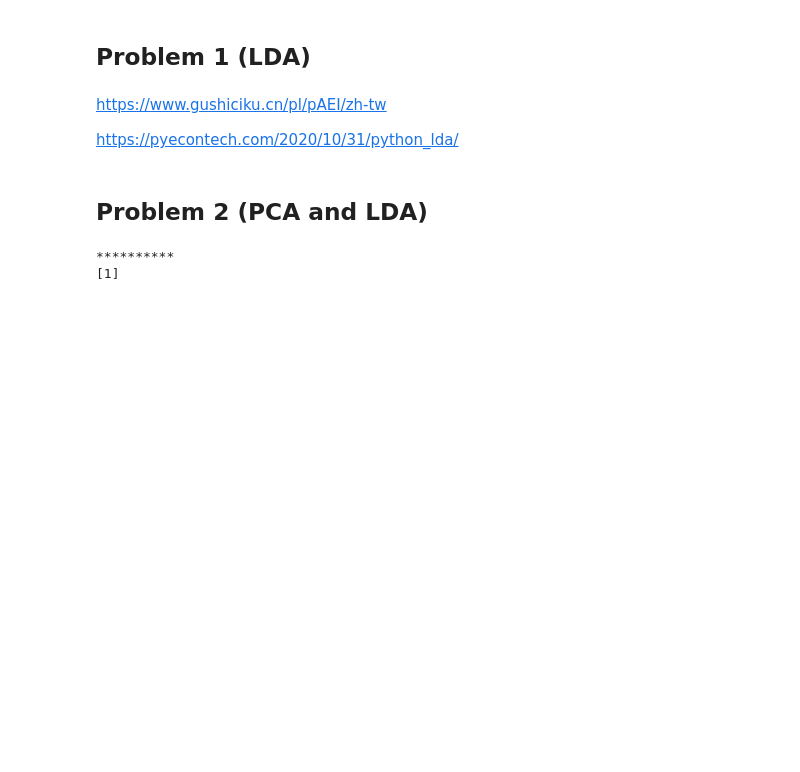
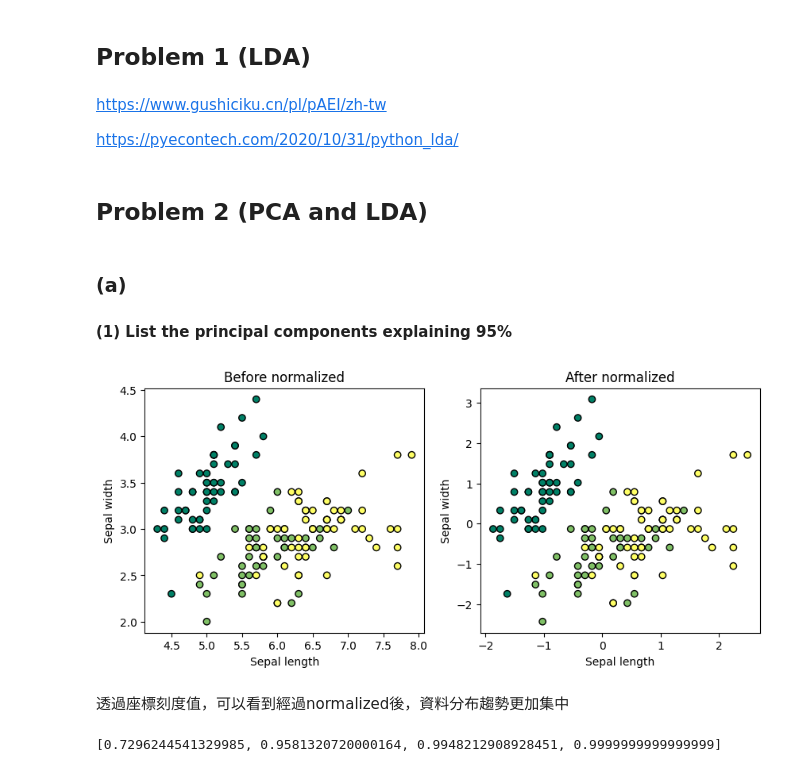
Before and after one commit to rayhuangg/111-1_MachineLearning, a Jupyter notebook: HW/HW06/HW06.ipynb, the cells around one changed output. Cells and saved outputs as stored; diff of their text form; code cells hidden in the pictures; blank space fills up the shorter version.

```diff
--- a/HW/HW06/HW06.ipynb
+++ b/HW/HW06/HW06.ipynb
@@ -12,19 +16,5 @@ from sklearn.lda import LDA
 # %% [markdown]
 ## Problem 2 (PCA and LDA)
-# %%
-import numpy as np
-
-from sklearn.discriminant_analysis import LinearDiscriminantAnalysis as LDA
-X = np.array([[-1, -1], [-2, -1], [-3, -2], [1, 1], [2, 1], [3, 2]])
-y = np.array([1, 1, 1, 2, 2, 2])
-clf = LDA()
-clf.fit(X, y)
-
-print("**********")
-print(clf.predict([[-0.8, -1]]))
-# %% [output]
-**********
-[1]
 # %%
 import numpy as np
 import matplotlib.pyplot as plt
@@ -34,0 +28,44 @@ iris = datasets.load_iris()
+# %% [markdown]
+### (a)
+#### (1) List the principal components explaining 95%
+# %%
+iris = datasets.load_iris()
+X = iris.data
+Y = iris.target
+names = iris.target_names
+
+scaler = StandardScaler()
+X_scaled = scaler.fit(X).transform(X)
+# %%
+plt.figure(figsize=(10,4))
+plt.subplot(1,2,1)
+plt.scatter(X[:, 0], X[:, 1], c=Y, cmap="summer", edgecolor="k")
+# plt.legend(labels=iris.target_names[0:])
+plt.xlabel("Sepal length")
+plt.ylabel("Sepal width")
+plt.title('Before normalized')
+
+plt.subplot(1,2,2)
+plt.scatter(X_scaled[:, 0], X_scaled[:, 1], c=Y, cmap="summer", edgecolor="k")
+# plt.legend(labels=iris.target_names[0:])
+plt.xlabel("Sepal length")
+plt.ylabel("Sepal width")
+plt.title('After normalized')
+
+plt.show()
+# %% [output]
+[figure, added]
+# %% [markdown]
+透過座標刻度值，可以看到經過normalized後，資料分布趨勢更加集中
+# %%
+pca = PCA(n_components=4)
+X_pca = pca.fit_transform(X_scaled)
+explained_variance = []
+
+sum = 0
+for i in pca.explained_variance_ratio_:
+    sum += i
+    explained_variance.append(sum)
+print(explained_variance)
+# %% [output]
+[0.7296244541329985, 0.9581320720000164, 0.9948212908928451, 0.9999999999999999]
```
Also changed, not shown: parts of 19 cells of this notebook, 1 other file.
